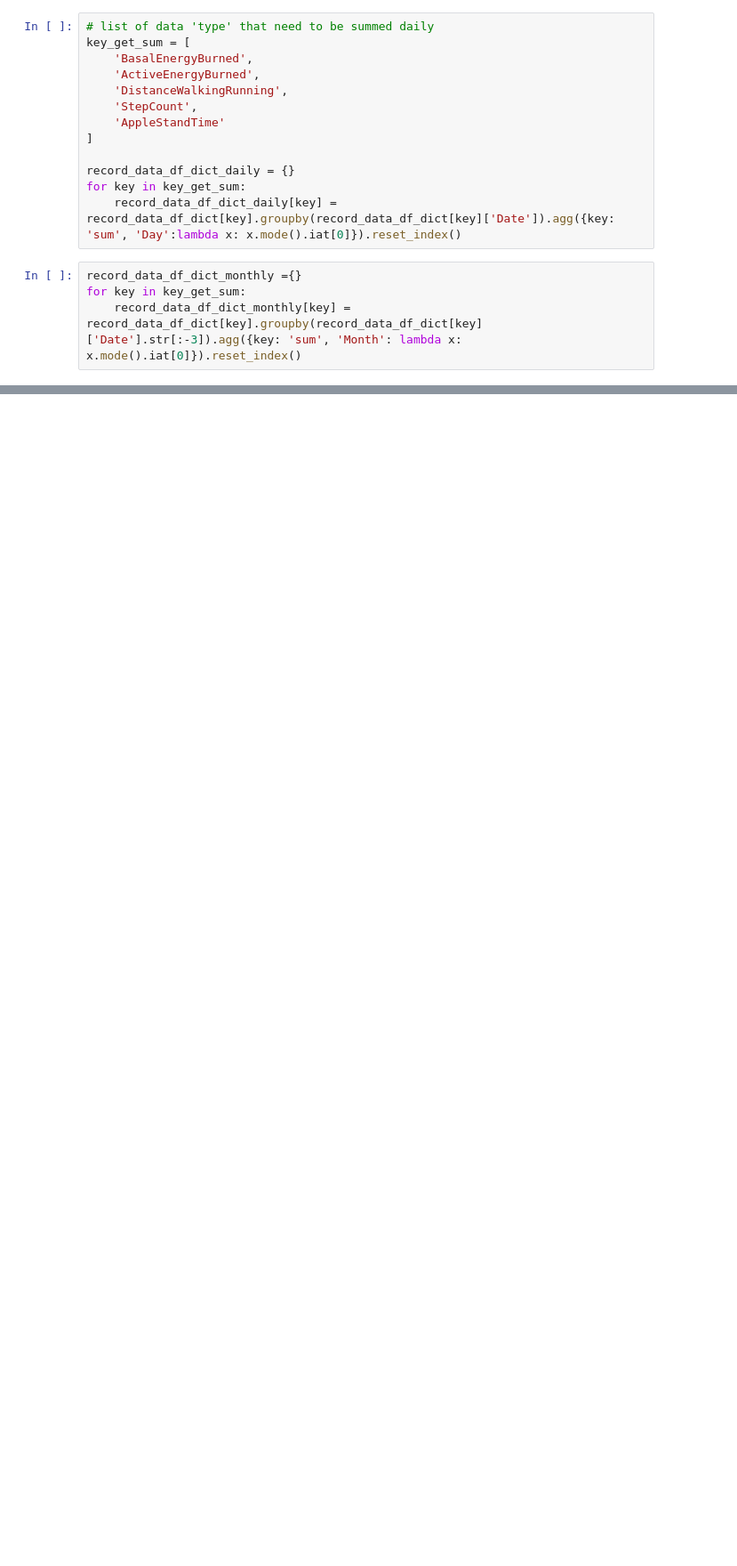
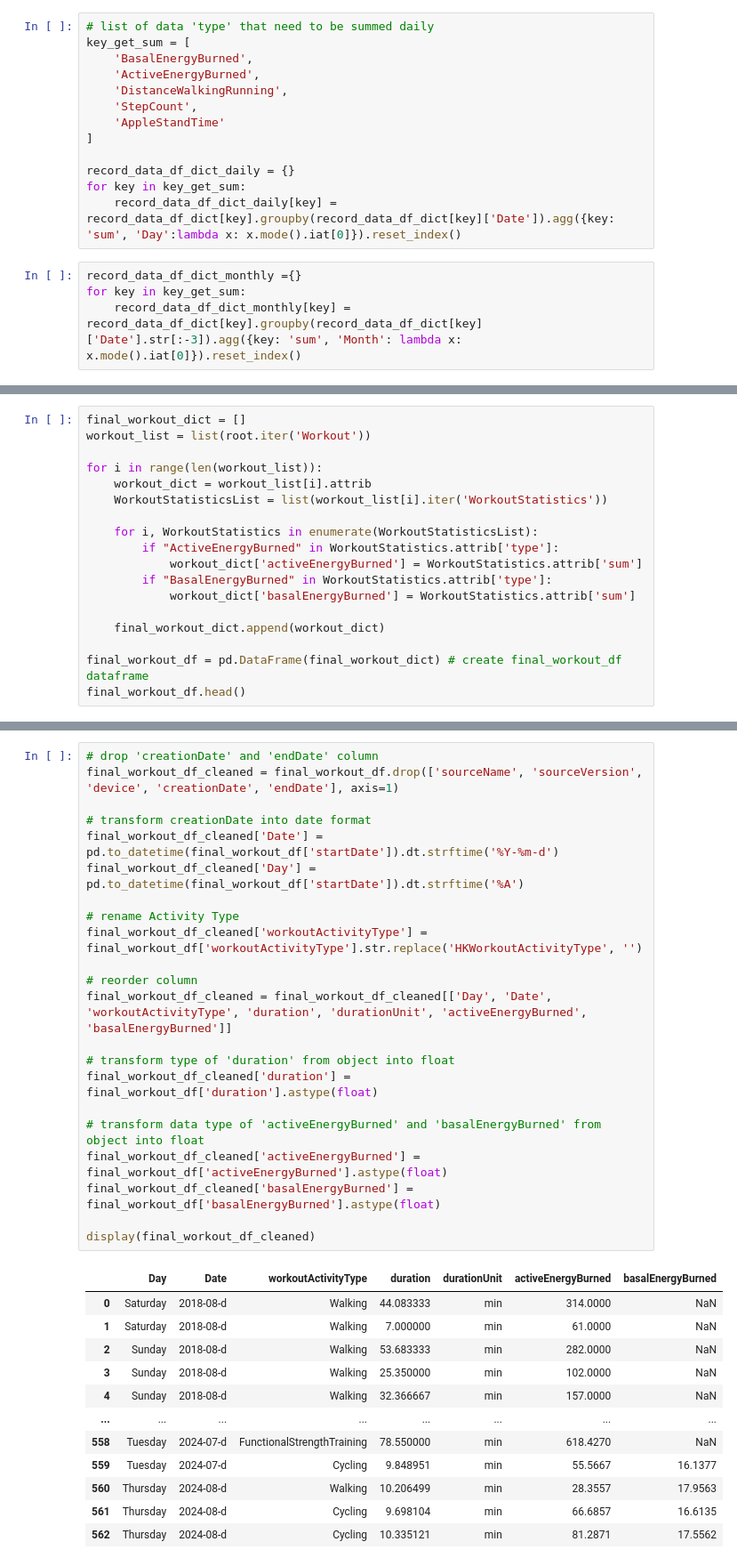
Before and after one commit to KidQuant/Apple-Health-Data-Analysis, a Jupyter notebook: workout_analysis.ipynb, the cells around one changed output, grey strips where cells are left out. Shown at 89% size. Cells and saved outputs as stored; diff of their text form; blank space fills up the shorter version.

Commit message:
data cleaning for apple workout

```diff
--- a/workout_analysis.ipynb
+++ b/workout_analysis.ipynb
@@ -152,0 +194,18 @@ record_data_df_StepCount_after_workout = record_data_df_dict_monthly["StepCount"
+# %%
+final_workout_dict = []
+workout_list = list(root.iter('Workout'))
+
+for i in range(len(workout_list)):
+    workout_dict = workout_list[i].attrib
+    WorkoutStatisticsList = list(workout_list[i].iter('WorkoutStatistics'))
+
+    for i, WorkoutStatistics in enumerate(WorkoutStatisticsList):
+        if "ActiveEnergyBurned" in WorkoutStatistics.attrib['type']:
+            workout_dict['activeEnergyBurned'] = WorkoutStatistics.attrib['sum']
+        if "BasalEnergyBurned" in WorkoutStatistics.attrib['type']:
+            workout_dict['basalEnergyBurned'] = WorkoutStatistics.attrib['sum']
+
+    final_workout_dict.append(workout_dict)
+
+final_workout_df = pd.DataFrame(final_workout_dict) # create final_workout_df dataframe
+final_workout_df.head()
@@ -152,0 +219,35 @@ record_data_df_StepCount_after_workout = record_data_df_dict_monthly["StepCount"
+# %%
+# drop 'creationDate' and 'endDate' column
+final_workout_df_cleaned = final_workout_df.drop(['sourceName', 'sourceVersion', 'device', 'creationDate', 'endDate'], axis=1)
+
+# transform creationDate into date format
+final_workout_df_cleaned['Date'] = pd.to_datetime(final_workout_df['startDate']).dt.strftime('%Y-%m-d')
+final_workout_df_cleaned['Day'] = pd.to_datetime(final_workout_df['startDate']).dt.strftime('%A')
+
+# rename Activity Type
+final_workout_df_cleaned['workoutActivityType'] = final_workout_df['workoutActivityType'].str.replace('HKWorkoutActivityType', '')
+
+# reorder column
+final_workout_df_cleaned = final_workout_df_cleaned[['Day', 'Date', 'workoutActivityType', 'duration', 'durationUnit', 'activeEnergyBurned', 'basalEnergyBurned']]
+
+# transform type of 'duration' from object into float
+final_workout_df_cleaned['duration'] = final_workout_df['duration'].astype(float)
+
+# transform data type of 'activeEnergyBurned' and 'basalEnergyBurned' from object into float
+final_workout_df_cleaned['activeEnergyBurned'] = final_workout_df['activeEnergyBurned'].astype(float)
+final_workout_df_cleaned['basalEnergyBurned'] = final_workout_df['basalEnergyBurned'].astype(float)
+
+display(final_workout_df_cleaned)
+# %% [output]
+|  | Day | Date | workoutActivityType | duration | durationUnit | activeEnergyBurned | basalEnergyBurned |
+| 0 | Saturday | 2018-08-d | Walking | 44.083333 | min | 314.0000 | NaN |
+| 1 | Saturday | 2018-08-d | Walking | 7.000000 | min | 61.0000 | NaN |
+| 2 | Sunday | 2018-08-d | Walking | 53.683333 | min | 282.0000 | NaN |
+| 3 | Sunday | 2018-08-d | Walking | 25.350000 | min | 102.0000 | NaN |
+| 4 | Sunday | 2018-08-d | Walking | 32.366667 | min | 157.0000 | NaN |
+| ... | ... | ... | ... | ... | ... | ... | ... |
+| 558 | Tuesday | 2024-07-d | FunctionalStrengthTraining | 78.550000 | min | 618.4270 | NaN |
+| 559 | Tuesday | 2024-07-d | Cycling | 9.848951 | min | 55.5667 | 16.1377 |
+| 560 | Thursday | 2024-08-d | Walking | 10.206499 | min | 28.3557 | 17.9563 |
+| 561 | Thursday | 2024-08-d | Cycling | 9.698104 | min | 66.6857 | 16.6135 |
+| 562 | Thursday | 2024-08-d | Cycling | 10.335121 | min | 81.2871 | 17.5562 |
```
Also changed, not shown: parts of 12 cells of this notebook.
